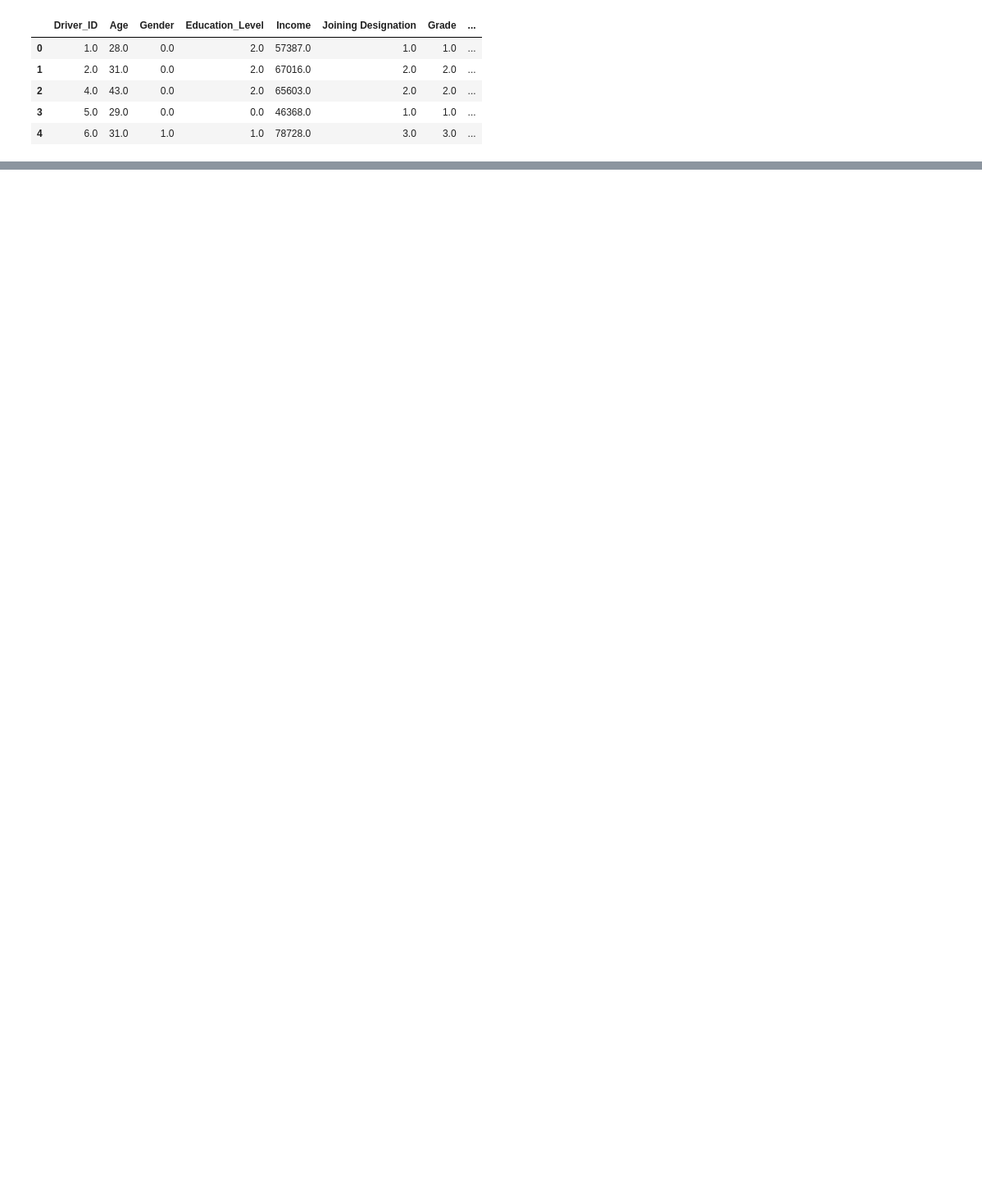
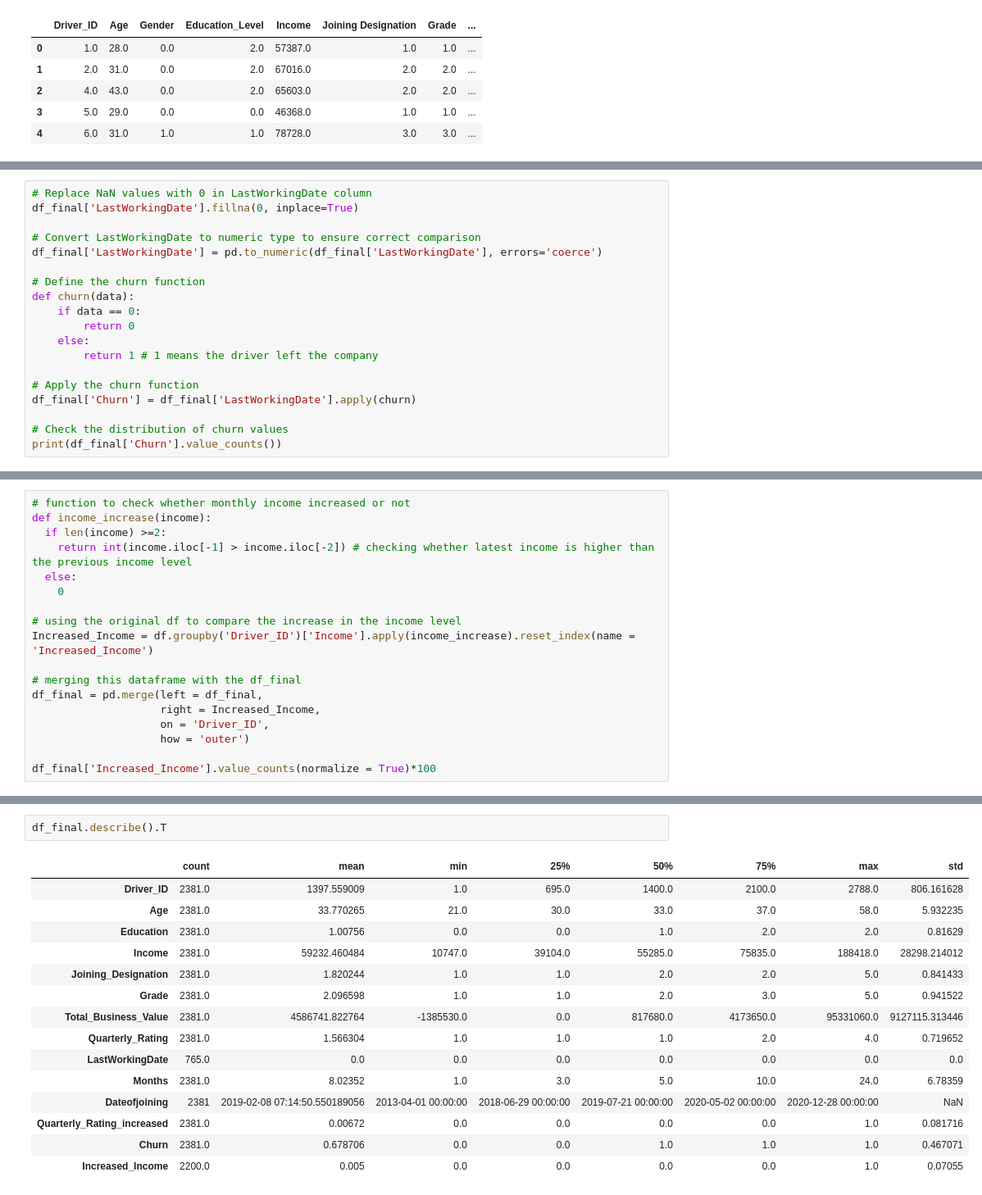
Before and after one commit to mayankbrn/9.10_Driver_churn_ensemble_learning, a Jupyter notebook: 10_Driver_churn_ensemble_learning.ipynb, the cells around one changed output, grey strips where cells are left out. Shown at 82% size. Drawn from its saved outputs; the diff is of its cells as text; blank space fills up the shorter version.

```diff
--- a/10_Driver_churn_ensemble_learning.ipynb
+++ b/10_Driver_churn_ensemble_learning.ipynb
@@ -538,0 +617,19 @@ df_mod.head()
+# %%
+# Replace NaN values with 0 in LastWorkingDate column
+df_final['LastWorkingDate'].fillna(0, inplace=True)
+
+# Convert LastWorkingDate to numeric type to ensure correct comparison
+df_final['LastWorkingDate'] = pd.to_numeric(df_final['LastWorkingDate'], errors='coerce')
+
+# Define the churn function
+def churn(data):
+    if data == 0:
+        return 0
+    else:
+        return 1 # 1 means the driver left the company
+
+# Apply the churn function
+df_final['Churn'] = df_final['LastWorkingDate'].apply(churn)
+
+# Check the distribution of churn values
+print(df_final['Churn'].value_counts())
@@ -538,0 +647,18 @@ df_mod.head()
+# %%
+# function to check whether monthly income increased or not
+def income_increase(income):
+  if len(income) >=2:
+    return int(income.iloc[-1] > income.iloc[-2]) # checking whether latest income is higher than the previous income level
+  else:
+    0
+
+# using the original df to compare the increase in the income level
+Increased_Income = df.groupby('Driver_ID')['Income'].apply(income_increase).reset_index(name = 'Increased_Income')
+
+# merging this dataframe with the df_final
+df_final = pd.merge(left = df_final,
+                    right = Increased_Income,
+                    on = 'Driver_ID',
+                    how = 'outer')
+
+df_final['Increased_Income'].value_counts(normalize = True)*100
@@ -538,0 +694,18 @@ df_mod.head()
+# %%
+df_final.describe().T
+# %% [output]
+|  | count | mean | min | 25% | 50% | 75% | max | std |
+| Driver_ID | 2381.0 | 1397.559009 | 1.0 | 695.0 | 1400.0 | 2100.0 | 2788.0 | 806.161628 |
+| Age | 2381.0 | 33.770265 | 21.0 | 30.0 | 33.0 | 37.0 | 58.0 | 5.932235 |
+| Education | 2381.0 | 1.00756 | 0.0 | 0.0 | 1.0 | 2.0 | 2.0 | 0.81629 |
+| Income | 2381.0 | 59232.460484 | 10747.0 | 39104.0 | 55285.0 | 75835.0 | 188418.0 | 28298.214012 |
+| Joining_Designation | 2381.0 | 1.820244 | 1.0 | 1.0 | 2.0 | 2.0 | 5.0 | 0.841433 |
+| Grade | 2381.0 | 2.096598 | 1.0 | 1.0 | 2.0 | 3.0 | 5.0 | 0.941522 |
+| Total_Business_Value | 2381.0 | 4586741.822764 | -1385530.0 | 0.0 | 817680.0 | 4173650.0 | 95331060.0 | 9127115.313446 |
+| Quarterly_Rating | 2381.0 | 1.566304 | 1.0 | 1.0 | 1.0 | 2.0 | 4.0 | 0.719652 |
+| LastWorkingDate | 765.0 | 0.0 | 0.0 | 0.0 | 0.0 | 0.0 | 0.0 | 0.0 |
+| Months | 2381.0 | 8.02352 | 1.0 | 3.0 | 5.0 | 10.0 | 24.0 | 6.78359 |
+| Dateofjoining | 2381 | 2019-02-08 07:14:50.550189056 | 2013-04-01 00:00:00 | 2018-06-29 00:00:00 | 2019-07-21 00:00:00 | 2020-05-02 00:00:00 | 2020-12-28 00:00:00 | NaN |
+| Quarterly_Rating_increased | 2381.0 | 0.00672 | 0.0 | 0.0 | 0.0 | 0.0 | 1.0 | 0.081716 |
+| Churn | 2381.0 | 0.678706 | 0.0 | 0.0 | 1.0 | 1.0 | 1.0 | 0.467071 |
+| Increased_Income | 2200.0 | 0.005 | 0.0 | 0.0 | 0.0 | 0.0 | 1.0 | 0.07055 |
```
Also changed, not shown: parts of 24 cells of this notebook.
